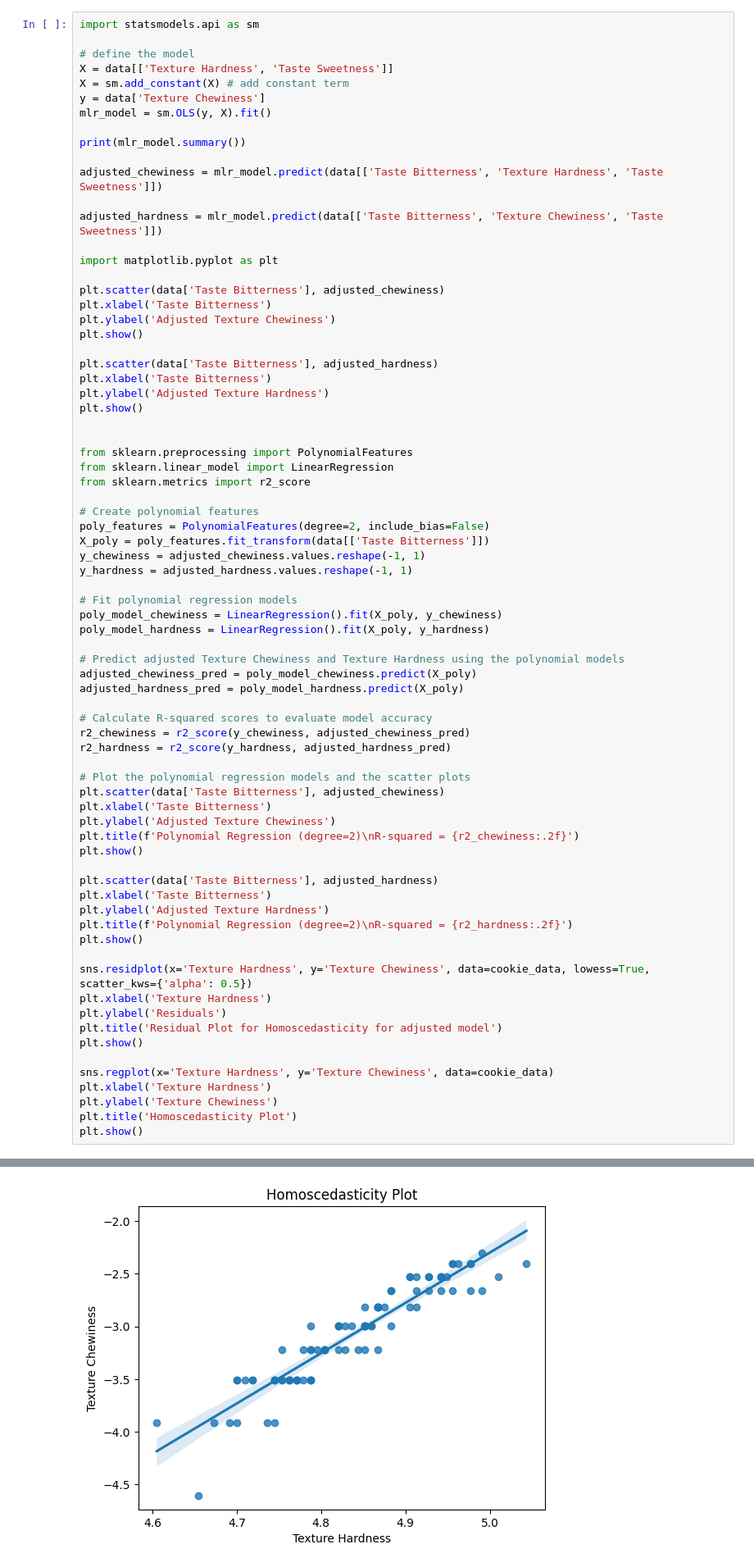
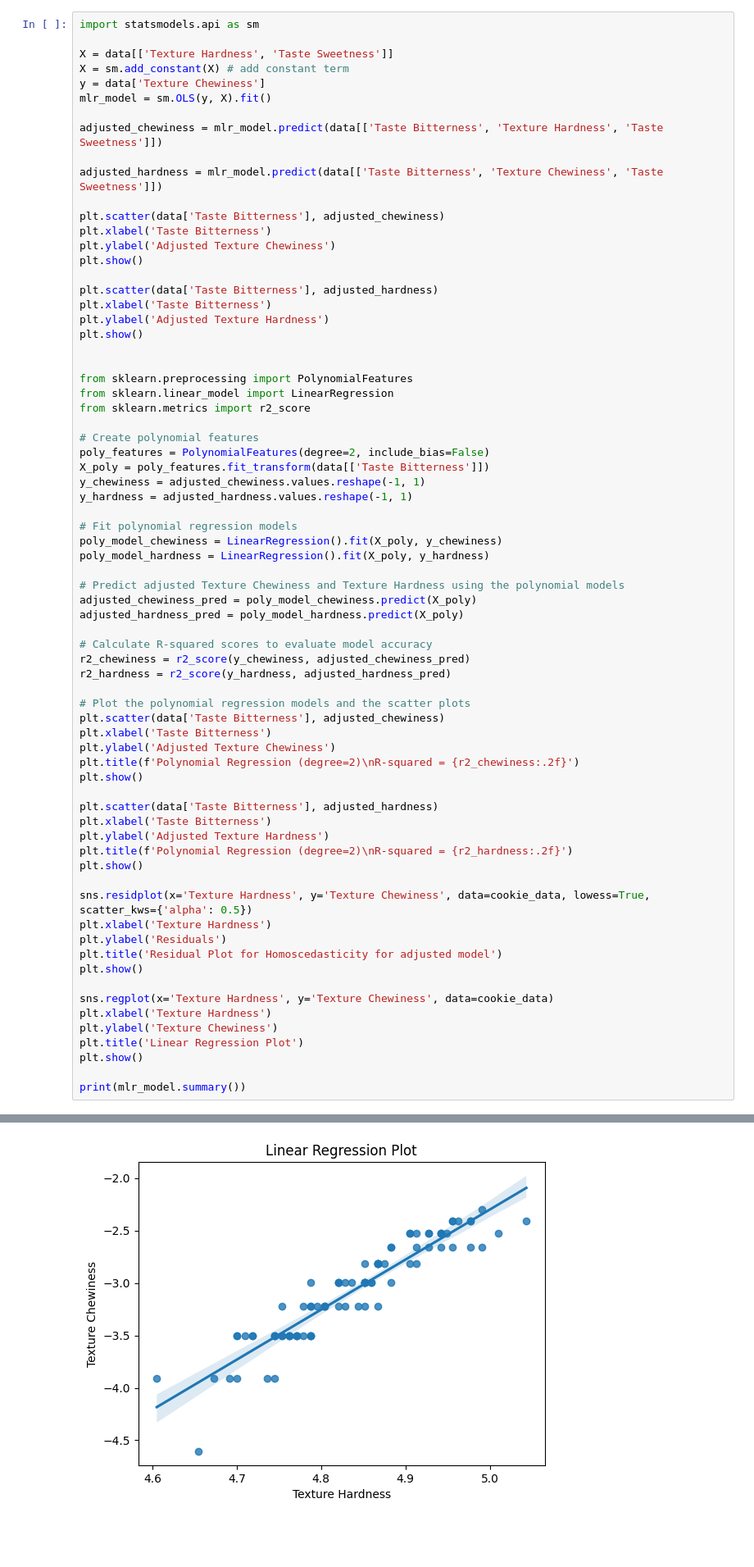
Before and after one commit to CS506-Boston-University/homework-4-phs-sakshi, a Jupyter notebook: homework4.ipynb, the cells around one changed output, grey strips where cells are left out. Shown at 82% size. Drawn from its saved outputs; the diff is of its cells as text; blank space fills up the shorter version.

```diff
--- a/homework4.ipynb
+++ b/homework4.ipynb
@@ -582,19 +582,14 @@ For this section, you will continue to use your fixed/adjusted features for `Tex
 # %%
 import statsmodels.api as sm
 
-# define the model
 X = data[['Texture Hardness', 'Taste Sweetness']]
 X = sm.add_constant(X) # add constant term
 y = data['Texture Chewiness']
 mlr_model = sm.OLS(y, X).fit()
 
-print(mlr_model.summary())
-
 adjusted_chewiness = mlr_model.predict(data[['Taste Bitterness', 'Texture Hardness', 'Taste Sweetness']])
 
 adjusted_hardness = mlr_model.predict(data[['Taste Bitterness', 'Texture Chewiness', 'Taste Sweetness']])
-
-import matplotlib.pyplot as plt
 
 plt.scatter(data['Taste Bitterness'], adjusted_chewiness)
 plt.xlabel('Taste Bitterness')
@@ -651,6 +646,8 @@ plt.show()
 sns.regplot(x='Texture Hardness', y='Texture Chewiness', data=cookie_data)
 plt.xlabel('Texture Hardness')
 plt.ylabel('Texture Chewiness')
-plt.title('Homoscedasticity Plot')
+plt.title('Linear Regression Plot')
 plt.show()
+
+print(mlr_model.summary())
 # %% [output]
@@ -674,6 +654,6 @@ Notes:
 [figure]
 [figure]
 [figure]
 [figure]
 [figure]
-[figure, old version]
+[figure, new version]
```
Also changed, not shown: parts of 12 cells of this notebook, 2 other files.
